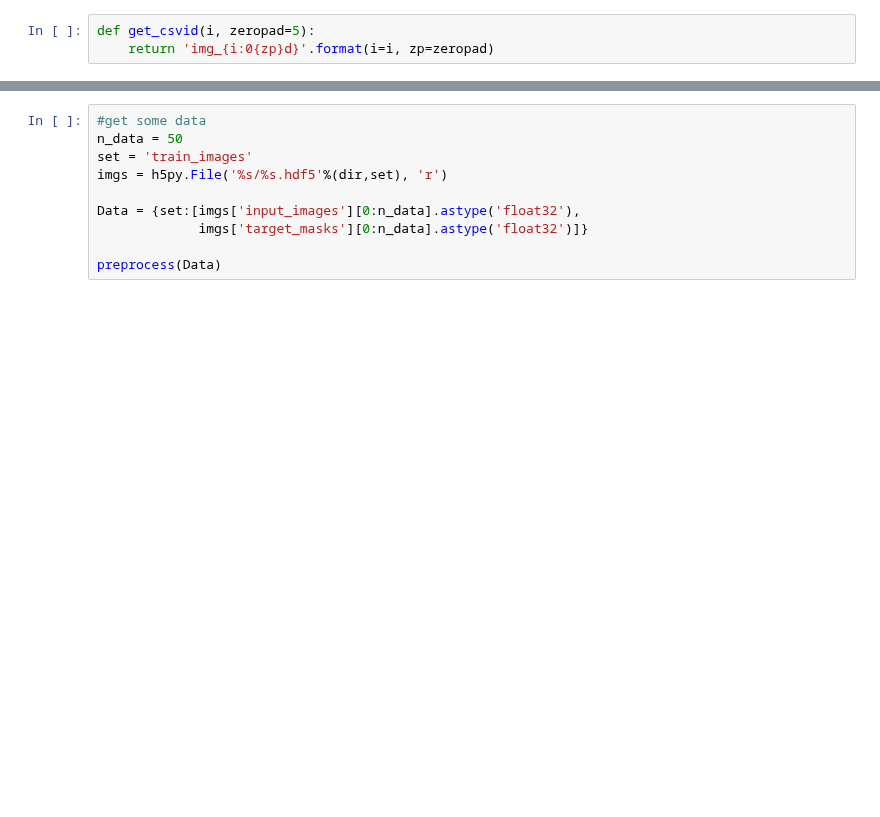
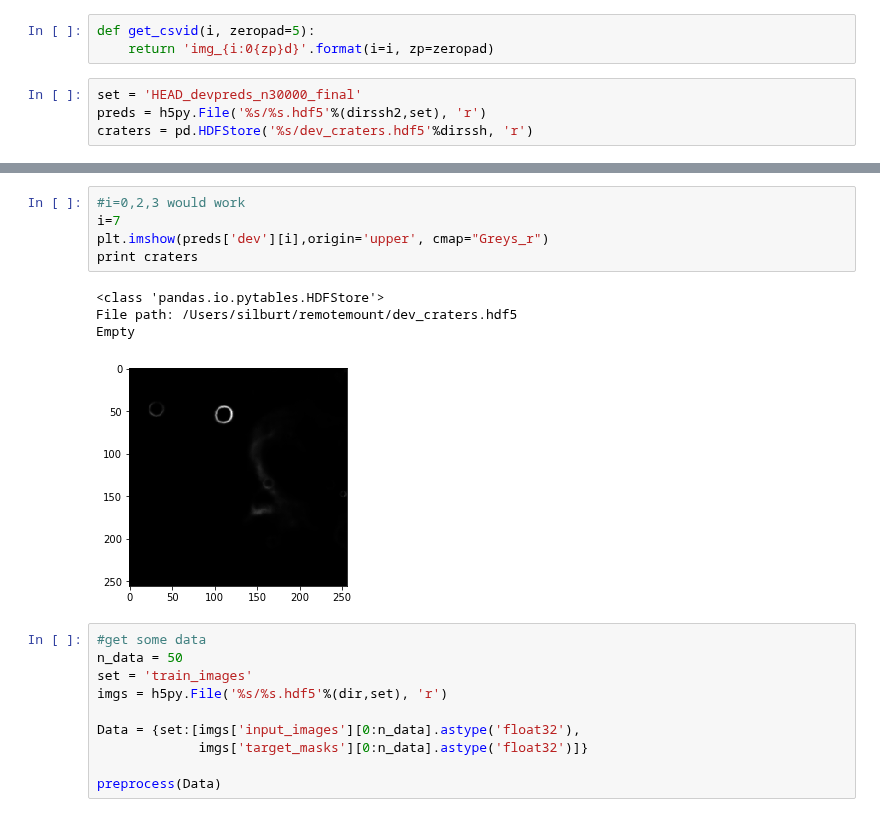
Before and after one commit to silburt/moon-craters, a Jupyter notebook: HEAD_analyze.ipynb, the cells around one changed output, grey strips where cells are left out. Drawn from its saved outputs; the diff is of its cells as text; blank space fills up the shorter version.

Commit message:
tune_crater detect

```diff
--- a/HEAD_analyze.ipynb
+++ b/HEAD_analyze.ipynb
@@ -15,3 +15,7 @@ dim=256
 # %%
 def get_csvid(i, zeropad=5):
     return 'img_{i:0{zp}d}'.format(i=i, zp=zeropad)
+# %%
+set = 'HEAD_devpreds_n30000_final'
+preds = h5py.File('%s/%s.hdf5'%(dirssh2,set), 'r')
+craters = pd.HDFStore('%s/dev_craters.hdf5'%dirssh, 'r')
@@ -18,3 +53,13 @@ def get_csvid(i, zeropad=5):
+# %%
+#i=0,2,3 would work
+i=7
+plt.imshow(preds['dev'][i],origin='upper', cmap="Greys_r")
+print craters
+# %% [output]
+<class 'pandas.io.pytables.HDFStore'>
+File path: /Users/silburt/remotemount/dev_craters.hdf5
+Empty
+[figure, added]
 # %%
 #get some data
 n_data = 50
```
Also changed, not shown: parts of 6 cells of this notebook, 6 other files.
